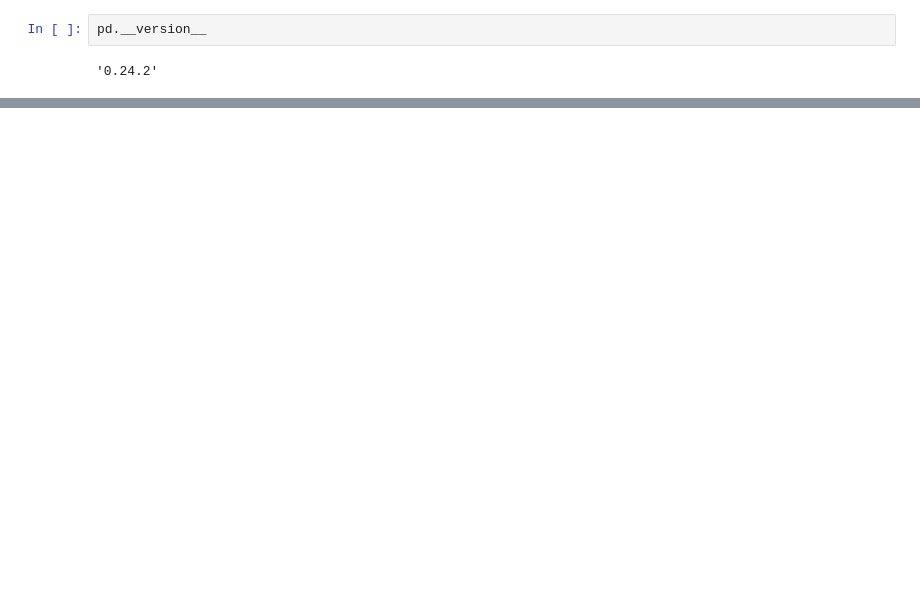
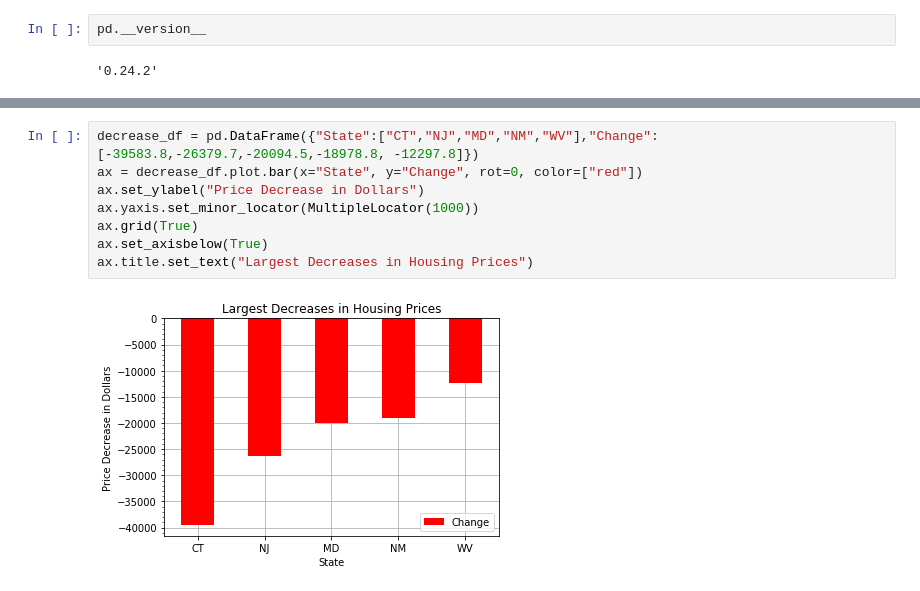
Before and after one commit to cmarchini19/US-Housing-Market-Analysis, a Jupyter notebook: main-data-Copy1.ipynb, the cells around one changed output, grey strips where cells are left out. Cells and saved outputs as stored; diff of their text form; blank space fills up the shorter version.

```diff
--- a/main-data-Copy1.ipynb
+++ b/main-data-Copy1.ipynb
@@ -253,0 +320,10 @@ pd.__version__
+# %%
+decrease_df = pd.DataFrame({"State":["CT","NJ","MD","NM","WV"],"Change":[-39583.8,-26379.7,-20094.5,-18978.8, -12297.8]})
+ax = decrease_df.plot.bar(x="State", y="Change", rot=0, color=["red"])
+ax.set_ylabel("Price Decrease in Dollars")
+ax.yaxis.set_minor_locator(MultipleLocator(1000))
+ax.grid(True)
+ax.set_axisbelow(True)
+ax.title.set_text("Largest Decreases in Housing Prices")
+# %% [output]
+[figure, added]
```
Also changed, not shown: parts of 10 cells of this notebook.
